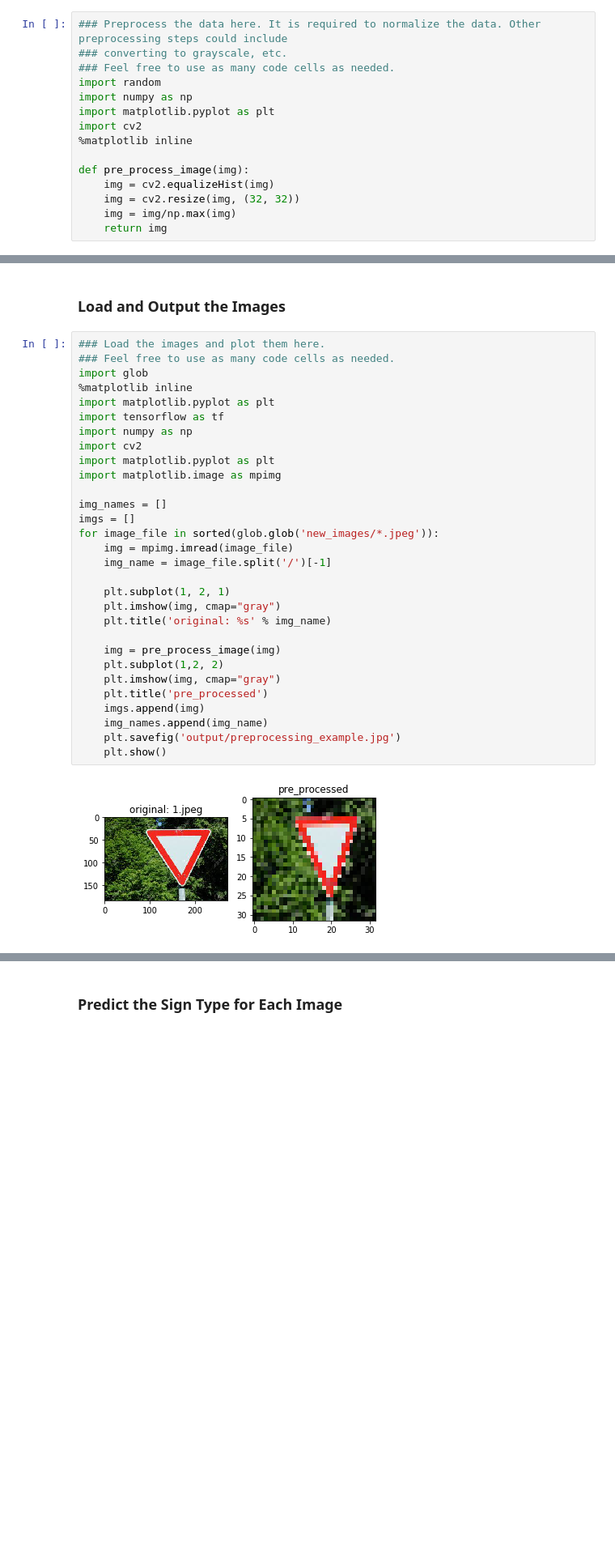
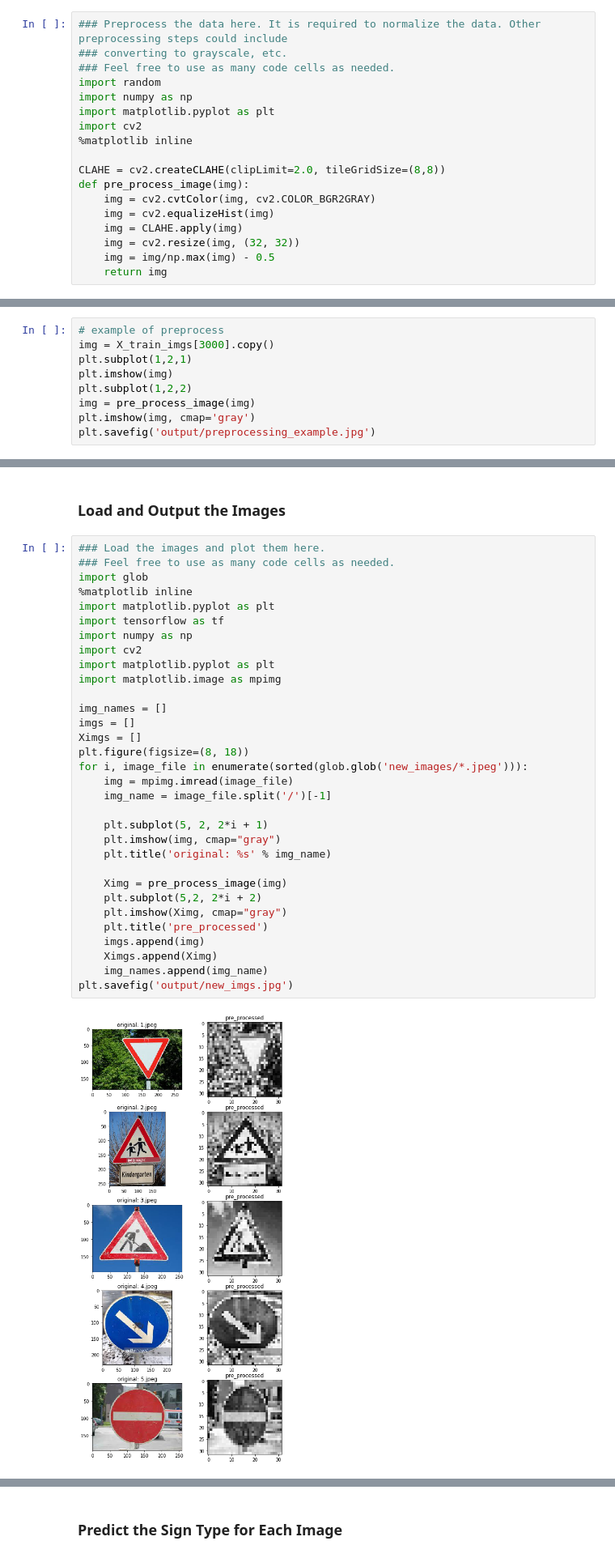
Before and after one commit to zhangjianxing/CarND-Traffic-Sign-Classifier-Project, a Jupyter notebook: Traffic_Sign_Classifier.ipynb, the cells around one changed output, grey strips where cells are left out. Shown at 81% size. Cells and saved outputs as stored; diff of their text form; blank space fills up the shorter version.

```diff
--- a/Traffic_Sign_Classifier.ipynb
+++ b/Traffic_Sign_Classifier.ipynb
@@ -166,8 +166,11 @@ import matplotlib.pyplot as plt
 import cv2
 %matplotlib inline
 
+CLAHE = cv2.createCLAHE(clipLimit=2.0, tileGridSize=(8,8))
 def pre_process_image(img):
+    img = cv2.cvtColor(img, cv2.COLOR_BGR2GRAY)
     img = cv2.equalizeHist(img)
+    img = CLAHE.apply(img)
     img = cv2.resize(img, (32, 32))
-    img = img/np.max(img)
+    img = img/np.max(img) - 0.5
     return img
@@ -193,0 +177,9 @@ plt.imshow(img, cmap='gray')
+# %%
+# example of preprocess
+img = X_train_imgs[3000].copy()
+plt.subplot(1,2,1)
+plt.imshow(img)
+plt.subplot(1,2,2)
+img = pre_process_image(img)
+plt.imshow(img, cmap='gray')
+plt.savefig('output/preprocessing_example.jpg')
@@ -432,32 +466,34 @@ You may find `signnames.csv` useful as it contains mappings from the class id (i
 # %%
 ### Load the images and plot them here.
 ### Feel free to use as many code cells as needed.
 import glob
 %matplotlib inline
 import matplotlib.pyplot as plt
 import tensorflow as tf
 import numpy as np
 import cv2
 import matplotlib.pyplot as plt
 import matplotlib.image as mpimg
 
 img_names = []
 imgs = []
-for image_file in sorted(glob.glob('new_images/*.jpeg')):
+Ximgs = []
+plt.figure(figsize=(8, 18))
+for i, image_file in enumerate(sorted(glob.glob('new_images/*.jpeg'))):
     img = mpimg.imread(image_file)
     img_name = image_file.split('/')[-1]
 
-    plt.subplot(1, 2, 1)
+    plt.subplot(5, 2, 2*i + 1)
     plt.imshow(img, cmap="gray")
     plt.title('original: %s' % img_name)
 
-    img = pre_process_image(img)
-    plt.subplot(1,2, 2)
-    plt.imshow(img, cmap="gray")
+    Ximg = pre_process_image(img)
+    plt.subplot(5,2, 2*i + 2)
+    plt.imshow(Ximg, cmap="gray")
     plt.title('pre_processed')
     imgs.append(img)
+    Ximgs.append(Ximg)
     img_names.append(img_name)
-    plt.savefig('output/preprocessing_example.jpg')
-    plt.show()
+plt.savefig('output/new_imgs.jpg')
 # %% [output]
-[figure, old version]
+[figure, new version]
```
Also changed, not shown: parts of 15 cells of this notebook, 10 other files.
